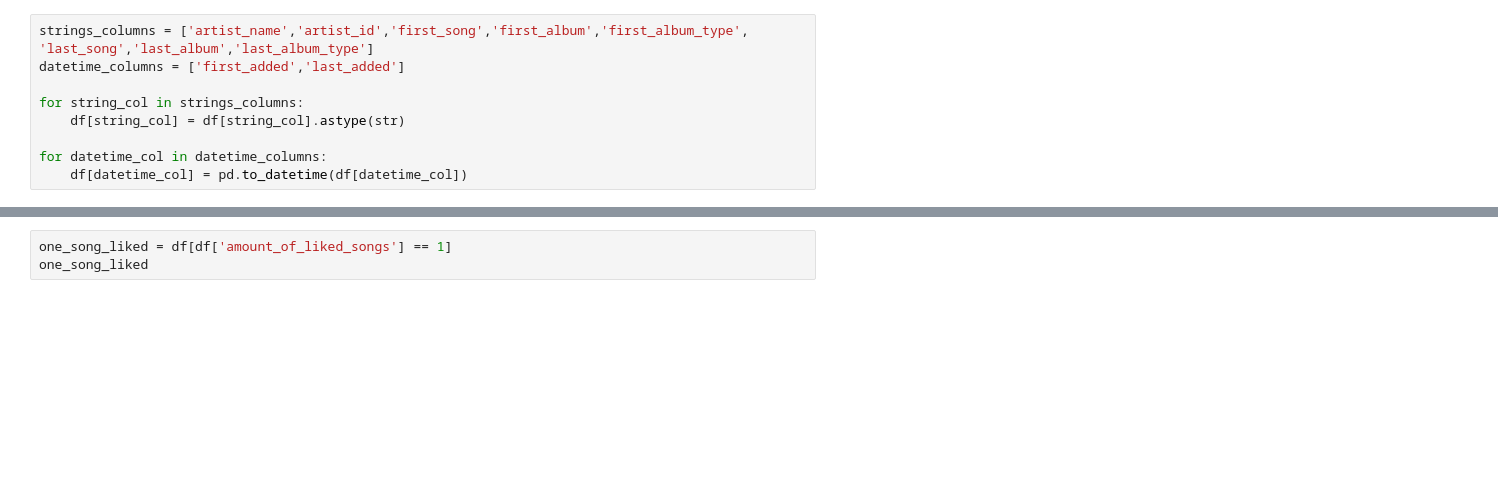
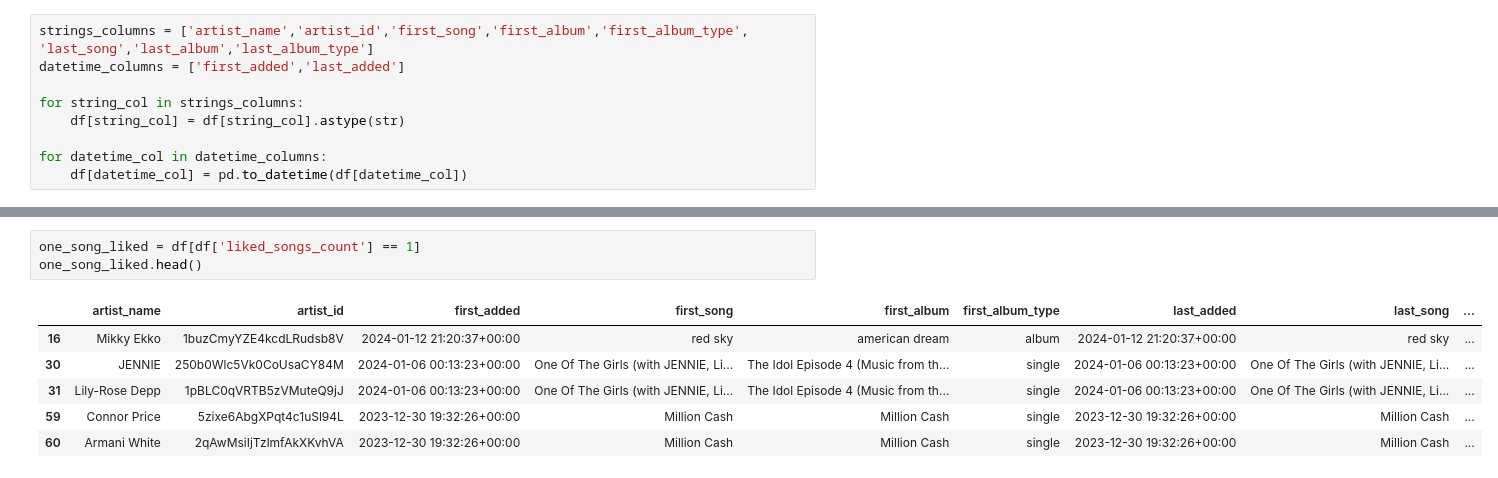
Before and after one commit to alexcha2204/SpotifyProject, a Jupyter notebook: musicAnalysis.ipynb, the cells around one changed output, grey strips where cells are left out. Cells and saved outputs as stored; diff of their text form; blank space fills up the shorter version.

```diff
--- a/musicAnalysis.ipynb
+++ b/musicAnalysis.ipynb
@@ -89,6 +280,13 @@ print(years)
 # %%
-one_song_liked = df[df['amount_of_liked_songs'] == 1]
-one_song_liked
+one_song_liked = df[df['liked_songs_count'] == 1]
+one_song_liked.head()
+# %% [output]
+|  | artist_name | artist_id | first_added | first_song | first_album | first_album_type | last_added | last_song | ... |
+| 16 | Mikky Ekko | 1buzCmyYZE4kcdLRudsb8V | 2024-01-12 21:20:37+00:00 | red sky | american dream | album | 2024-01-12 21:20:37+00:00 | red sky | ... |
+| 30 | JENNIE | 250b0Wlc5Vk0CoUsaCY84M | 2024-01-06 00:13:23+00:00 | One Of The Girls (with JENNIE, Li... | The Idol Episode 4 (Music from th... | single | 2024-01-06 00:13:23+00:00 | One Of The Girls (with JENNIE, Li... | ... |
+| 31 | Lily-Rose Depp | 1pBLC0qVRTB5zVMuteQ9jJ | 2024-01-06 00:13:23+00:00 | One Of The Girls (with JENNIE, Li... | The Idol Episode 4 (Music from th... | single | 2024-01-06 00:13:23+00:00 | One Of The Girls (with JENNIE, Li... | ... |
+| 59 | Connor Price | 5zixe6AbgXPqt4c1uSl94L | 2023-12-30 19:32:26+00:00 | Million Cash | Million Cash | single | 2023-12-30 19:32:26+00:00 | Million Cash | ... |
+| 60 | Armani White | 2qAwMsiIjTzlmfAkXKvhVA | 2023-12-30 19:32:26+00:00 | Million Cash | Million Cash | single | 2023-12-30 19:32:26+00:00 | Million Cash | ... |
 # %%
 for year in years:
     print(f"{year} : {len(one_song_liked[one_song_liked['first_added'].dt.year == year])}")
```
Also changed, not shown: parts of 62 cells of this notebook.
